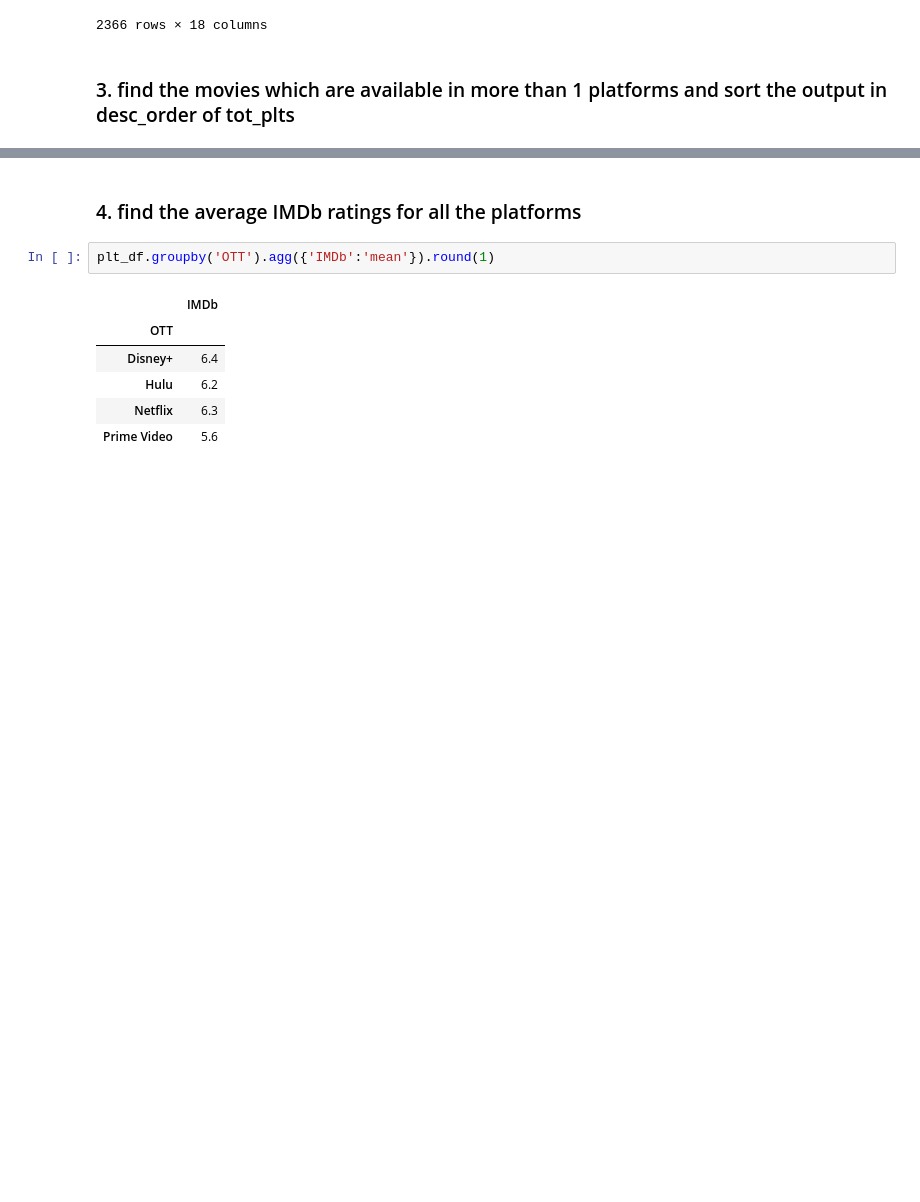
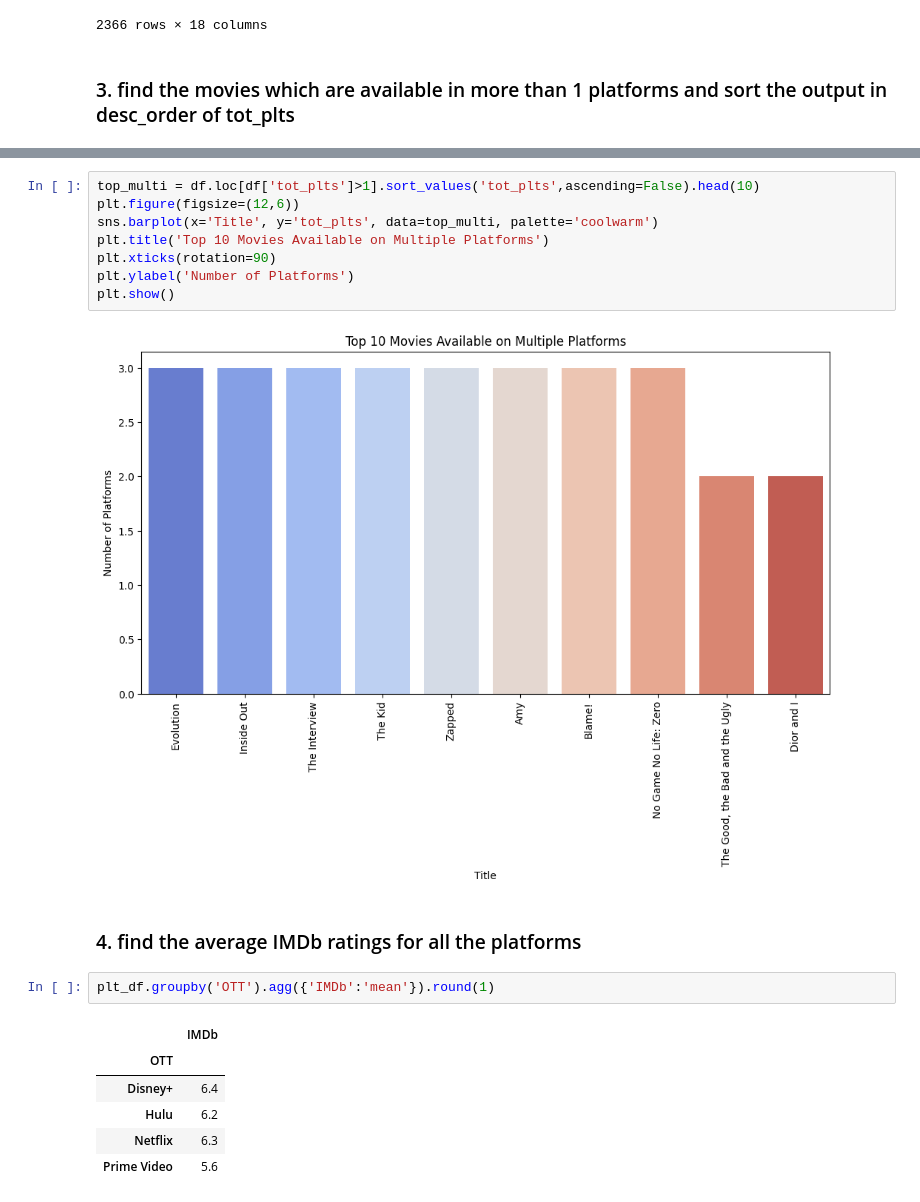
Before and after one commit to Aakashdoraisamy/python-data-science, a Jupyter notebook: Python_Libraries/pandas/movies/movies.ipynb, the cells around one changed output, grey strips where cells are left out. Saved outputs shown, nothing was run; the diff lists cells and outputs as text; blank space fills up the shorter version.

```diff
--- a/Python_Libraries/pandas/movies/movies.ipynb
+++ b/Python_Libraries/pandas/movies/movies.ipynb
@@ -300,3 +338,13 @@ df.loc[df['tot_plts']>1].sort_values('tot_plts',ascending=False)
+# %%
+top_multi = df.loc[df['tot_plts']>1].sort_values('tot_plts',ascending=False).head(10)
+plt.figure(figsize=(12,6))
+sns.barplot(x='Title', y='tot_plts', data=top_multi, palette='coolwarm')
+plt.title('Top 10 Movies Available on Multiple Platforms')
+plt.xticks(rotation=90)
+plt.ylabel('Number of Platforms')
+plt.show()
+# %% [output]
+[figure, added]
 # %% [markdown]
 ### 4. find the average IMDb ratings for all the platforms
 # %%
```
Also changed, not shown: parts of 14 cells of this notebook.
